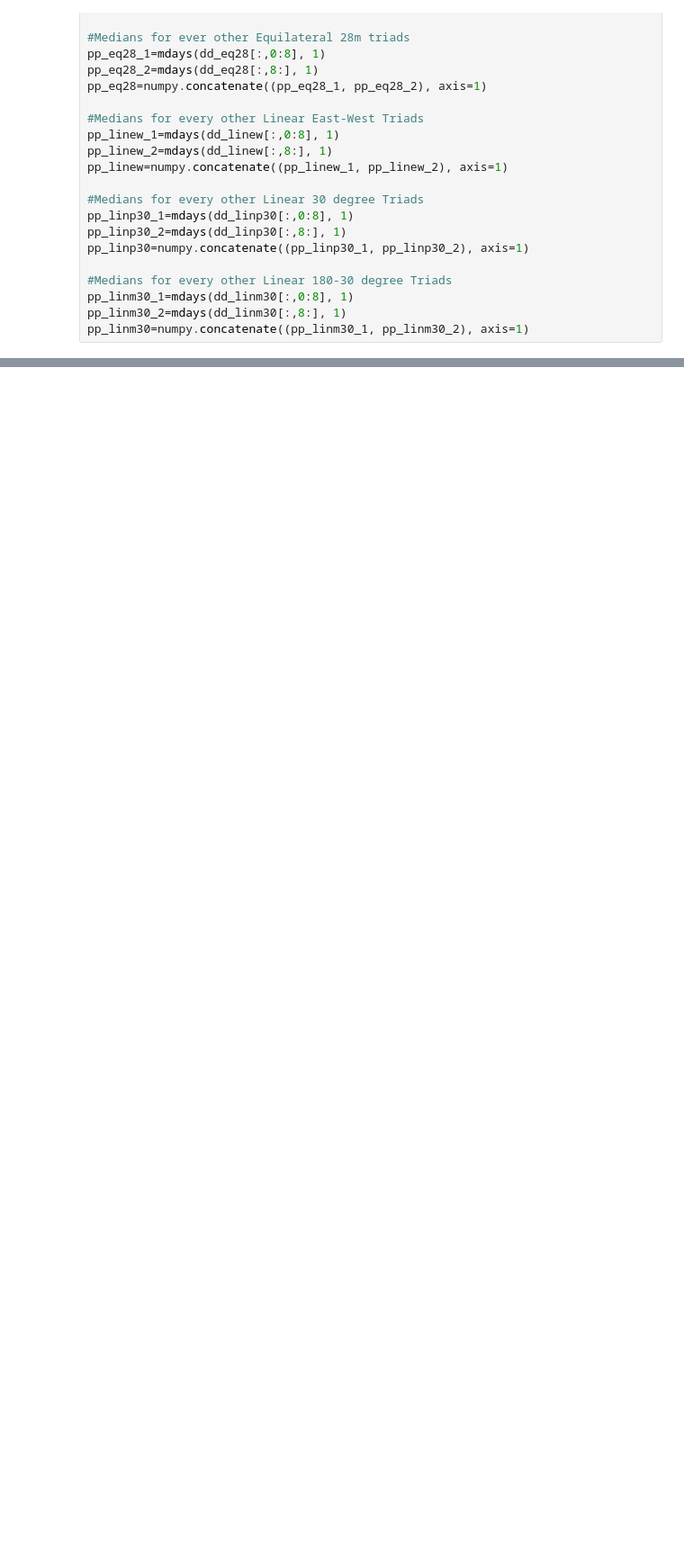
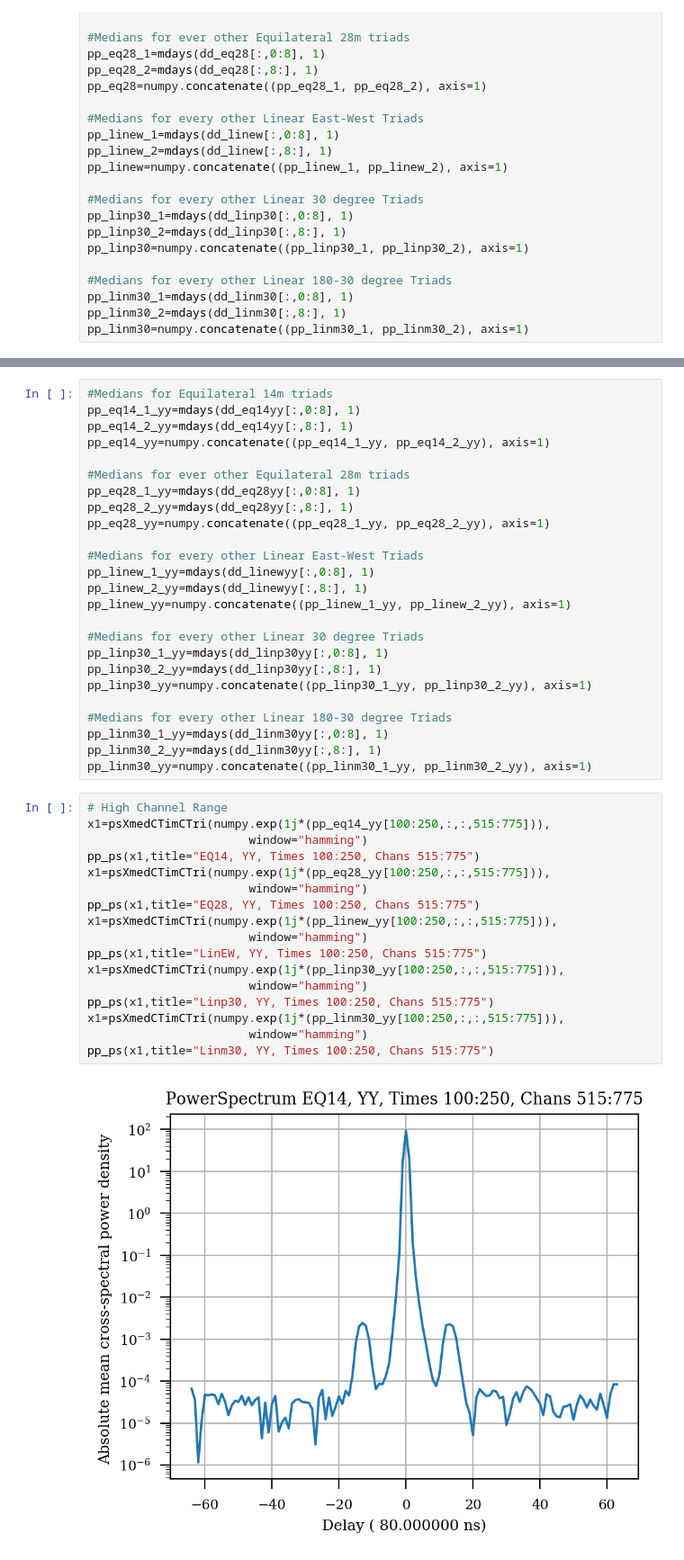
Before and after one commit to HERA-Team/ClosurePS, a Jupyter notebook: analysis-jup.ipynb, the cells around one changed output, grey strips where cells are left out. Shown at 90% size. Cells and saved outputs as stored; diff of their text form; blank space fills up the shorter version.

```diff
--- a/analysis-jup.ipynb
+++ b/analysis-jup.ipynb
@@ -41,0 +103,44 @@ pp_linm30=numpy.concatenate((pp_linm30_1, pp_linm30_2), axis=1)
+# %%
+#Medians for Equilateral 14m triads
+pp_eq14_1_yy=mdays(dd_eq14yy[:,0:8], 1)
+pp_eq14_2_yy=mdays(dd_eq14yy[:,8:], 1)
+pp_eq14_yy=numpy.concatenate((pp_eq14_1_yy, pp_eq14_2_yy), axis=1)
+
+#Medians for ever other Equilateral 28m triads
+pp_eq28_1_yy=mdays(dd_eq28yy[:,0:8], 1)
+pp_eq28_2_yy=mdays(dd_eq28yy[:,8:], 1)
+pp_eq28_yy=numpy.concatenate((pp_eq28_1_yy, pp_eq28_2_yy), axis=1)
+
+#Medians for every other Linear East-West Triads
+pp_linew_1_yy=mdays(dd_linewyy[:,0:8], 1)
+pp_linew_2_yy=mdays(dd_linewyy[:,8:], 1)
+pp_linew_yy=numpy.concatenate((pp_linew_1_yy, pp_linew_2_yy), axis=1)
+
+#Medians for every other Linear 30 degree Triads
+pp_linp30_1_yy=mdays(dd_linp30yy[:,0:8], 1)
+pp_linp30_2_yy=mdays(dd_linp30yy[:,8:], 1)
+pp_linp30_yy=numpy.concatenate((pp_linp30_1_yy, pp_linp30_2_yy), axis=1)
+
+#Medians for every other Linear 180-30 degree Triads
+pp_linm30_1_yy=mdays(dd_linm30yy[:,0:8], 1)
+pp_linm30_2_yy=mdays(dd_linm30yy[:,8:], 1)
+pp_linm30_yy=numpy.concatenate((pp_linm30_1_yy, pp_linm30_2_yy), axis=1)
+# %%
+# High Channel Range
+x1=psXmedCTimCTri(numpy.exp(1j*(pp_eq14_yy[100:250,:,:,515:775])),
+                       window="hamming")
+pp_ps(x1,title="EQ14, YY, Times 100:250, Chans 515:775")
+x1=psXmedCTimCTri(numpy.exp(1j*(pp_eq28_yy[100:250,:,:,515:775])),
+                       window="hamming")
+pp_ps(x1,title="EQ28, YY, Times 100:250, Chans 515:775")
+x1=psXmedCTimCTri(numpy.exp(1j*(pp_linew_yy[100:250,:,:,515:775])),
+                       window="hamming")
+pp_ps(x1,title="LinEW, YY, Times 100:250, Chans 515:775")
+x1=psXmedCTimCTri(numpy.exp(1j*(pp_linp30_yy[100:250,:,:,515:775])),
+                       window="hamming")
+pp_ps(x1,title="Linp30, YY, Times 100:250, Chans 515:775")
+x1=psXmedCTimCTri(numpy.exp(1j*(pp_linm30_yy[100:250,:,:,515:775])),
+                       window="hamming")
+pp_ps(x1,title="Linm30, YY, Times 100:250, Chans 515:775")
+# %% [output]
+[figure, added]
```
Also changed, not shown: parts of 7 cells of this notebook, 2 other files.
